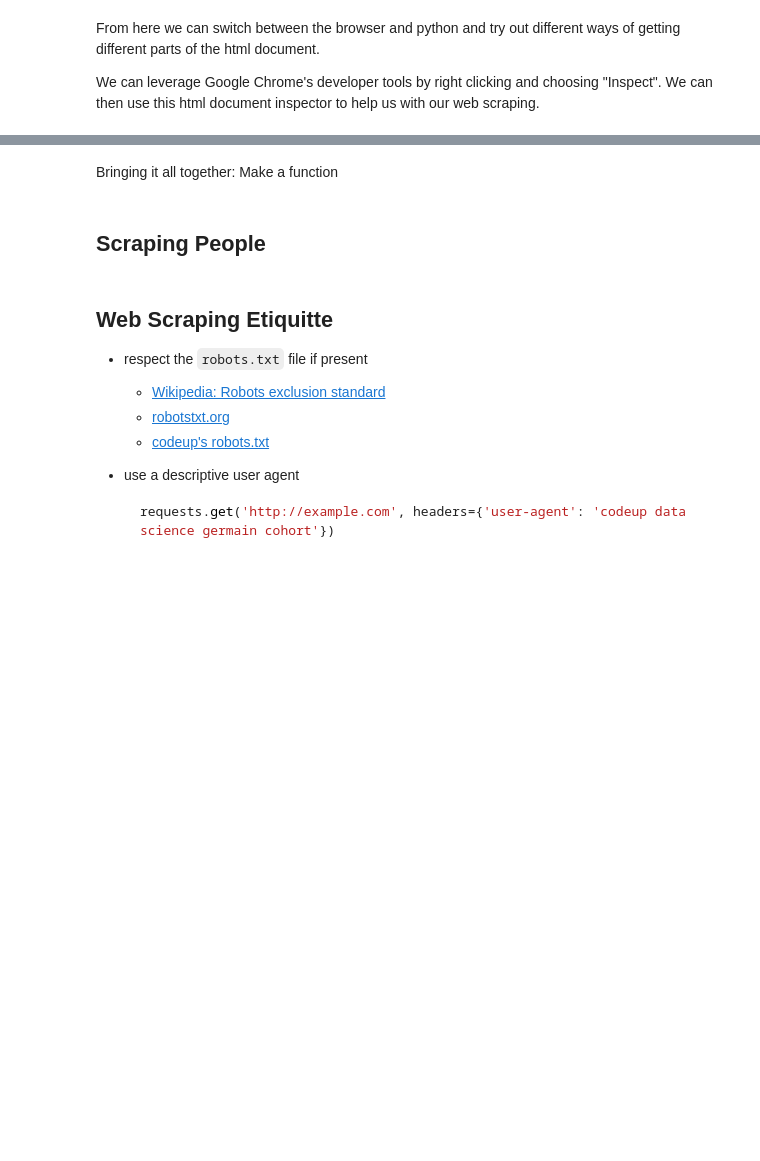
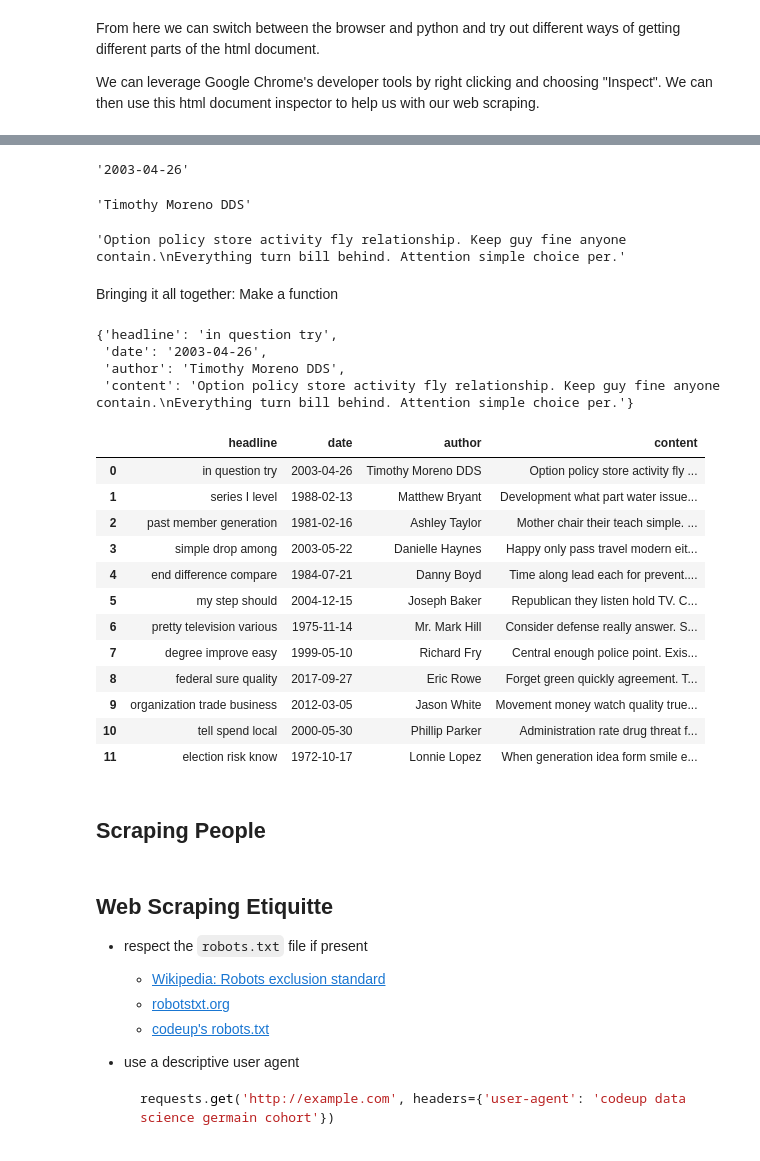
Before and after one commit to CodeupClassroom/hopper-nlp-exercises, a Jupyter notebook: acquire_lesson-hopper.ipynb, the cells around one changed output, grey strips where cells are left out. Drawn from its saved outputs; the diff is of its cells as text; code cells hidden in the pictures; blank space fills up the shorter version.

```diff
--- a/acquire_lesson-hopper.ipynb
+++ b/acquire_lesson-hopper.ipynb
@@ -35,19 +97,55 @@ We can leverage Google Chrome's developer tools by right clicking and choosing "
+# %%
+date = article.p.text.strip()
+date
+# %% [output]
+'2003-04-26'
+# %%
+author = article.select('.text-right')[0].text.strip()[3:]
+author
+# %% [output]
+'Timothy Moreno DDS'
+# %%
+content = article.select('p')[-1].text
+content
+# %% [output]
+'Option policy store activity fly relationship. Keep guy fine anyone contain.\nEverything turn bill behind. Attention simple choice per.'
 # %% [markdown]
 Bringing it all together: Make a function
 # %%
-# def parse_news(article):
-#     headline =
-#     date =
-#     author =
-#     content =
-#     content =
+def parse_news(article):
+    headline = article.h2.text
+    date = article.p.text.strip()
+    author = article.select('.text-right')[0].text.strip()[3:]
+    content = article.select('p')[-1].text
 
-#     return {
-#         'headline': headline, 'date': date, 'author': author,
-#         'content': content
-#     }
+    return {
+        'headline': headline, 'date': date, 'author': author,
+        'content': content
+    }
+# %%
+parse_news(article)
+# %% [output]
+{'headline': 'in question try',
+ 'date': '2003-04-26',
+ 'author': 'Timothy Moreno DDS',
+ 'content': 'Option policy store activity fly relationship. Keep guy fine anyone contain.\nEverything turn bill behind. Attention simple choice per.'}
 # %%
 # loop through all the articles
+pd.DataFrame([parse_news(article) for article in articles])
+# %% [output]
+|  | headline | date | author | content |
+| 0 | in question try | 2003-04-26 | Timothy Moreno DDS | Option policy store activity fly ... |
+| 1 | series I level | 1988-02-13 | Matthew Bryant | Development what part water issue... |
+| 2 | past member generation | 1981-02-16 | Ashley Taylor | Mother chair their teach simple. ... |
+| 3 | simple drop among | 2003-05-22 | Danielle Haynes | Happy only pass travel modern eit... |
+| 4 | end difference compare | 1984-07-21 | Danny Boyd | Time along lead each for prevent.... |
+| 5 | my step should | 2004-12-15 | Joseph Baker | Republican they listen hold TV. C... |
+| 6 | pretty television various | 1975-11-14 | Mr. Mark Hill | Consider defense really answer. S... |
+| 7 | degree improve easy | 1999-05-10 | Richard Fry | Central enough police point. Exis... |
+| 8 | federal sure quality | 2017-09-27 | Eric Rowe | Forget green quickly agreement. T... |
+| 9 | organization trade business | 2012-03-05 | Jason White | Movement money watch quality true... |
+| 10 | tell spend local | 2000-05-30 | Phillip Parker | Administration rate drug threat f... |
+| 11 | election risk know | 1972-10-17 | Lonnie Lopez | When generation idea form smile e... |
 # %% [markdown]
 ## Scraping People
 # %%
```
Also changed, not shown: parts of 5 cells of this notebook.
